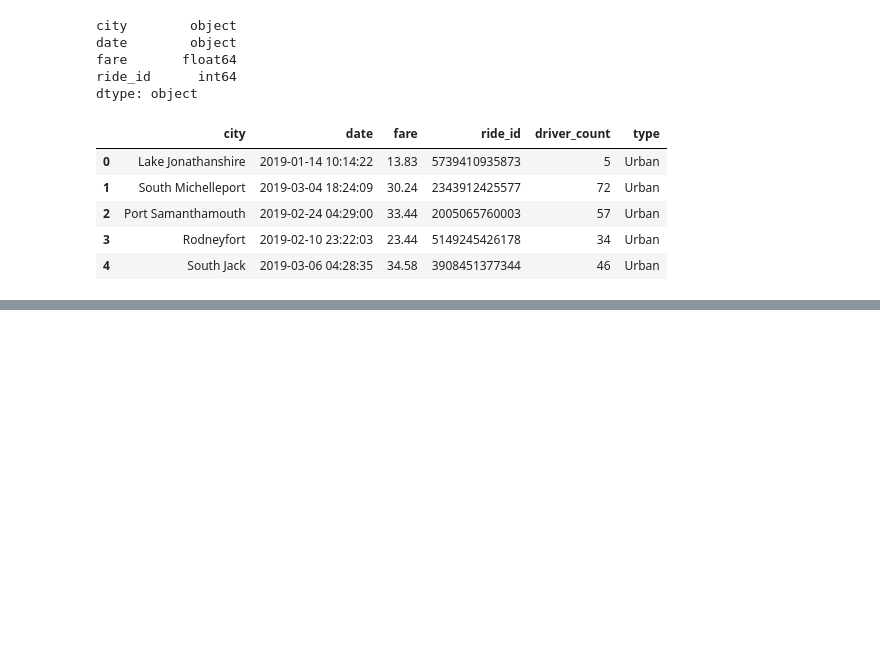
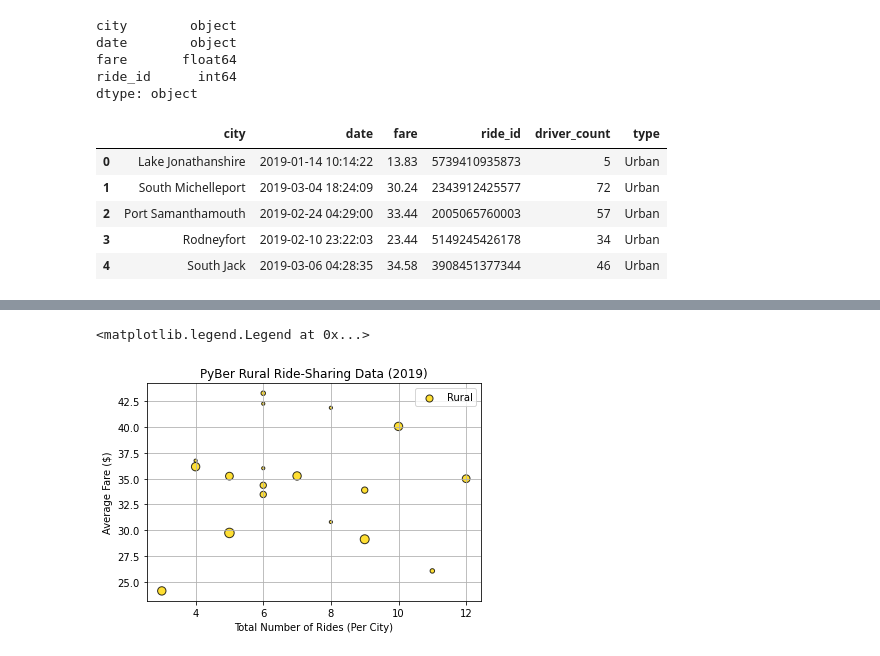
Before and after one commit to SDCoulter/PyBer_Analysis, a Jupyter notebook: PyBer.ipynb, the cells around one changed output, grey strips where cells are left out. Cells and saved outputs as stored; diff of their text form; code cells hidden in the pictures; blank space fills up the shorter version.

```diff
--- a/PyBer.ipynb
+++ b/PyBer.ipynb
@@ -115,0 +188,18 @@ pyber_data_df.head()
+# %%
+# Create the Rural cities bubble chart.
+plt.scatter(rural_ride_count, rural_avg_fare,
+            label="Rural",
+            s=rural_driver_count * 10,
+            edgecolor="black",
+            linewidths=1,
+            color="gold",
+            alpha=0.8)
+plt.grid(True)
+plt.title("PyBer Rural Ride-Sharing Data (2019)")
+plt.xlabel("Total Number of Rides (Per City)")
+plt.ylabel("Average Fare ($)")
+# Add a legend.
+plt.legend()
+# %% [output]
+<matplotlib.legend.Legend at 0x...>
+[figure, added]
```
Also changed, not shown: parts of 7 cells of this notebook, 1 other file.
